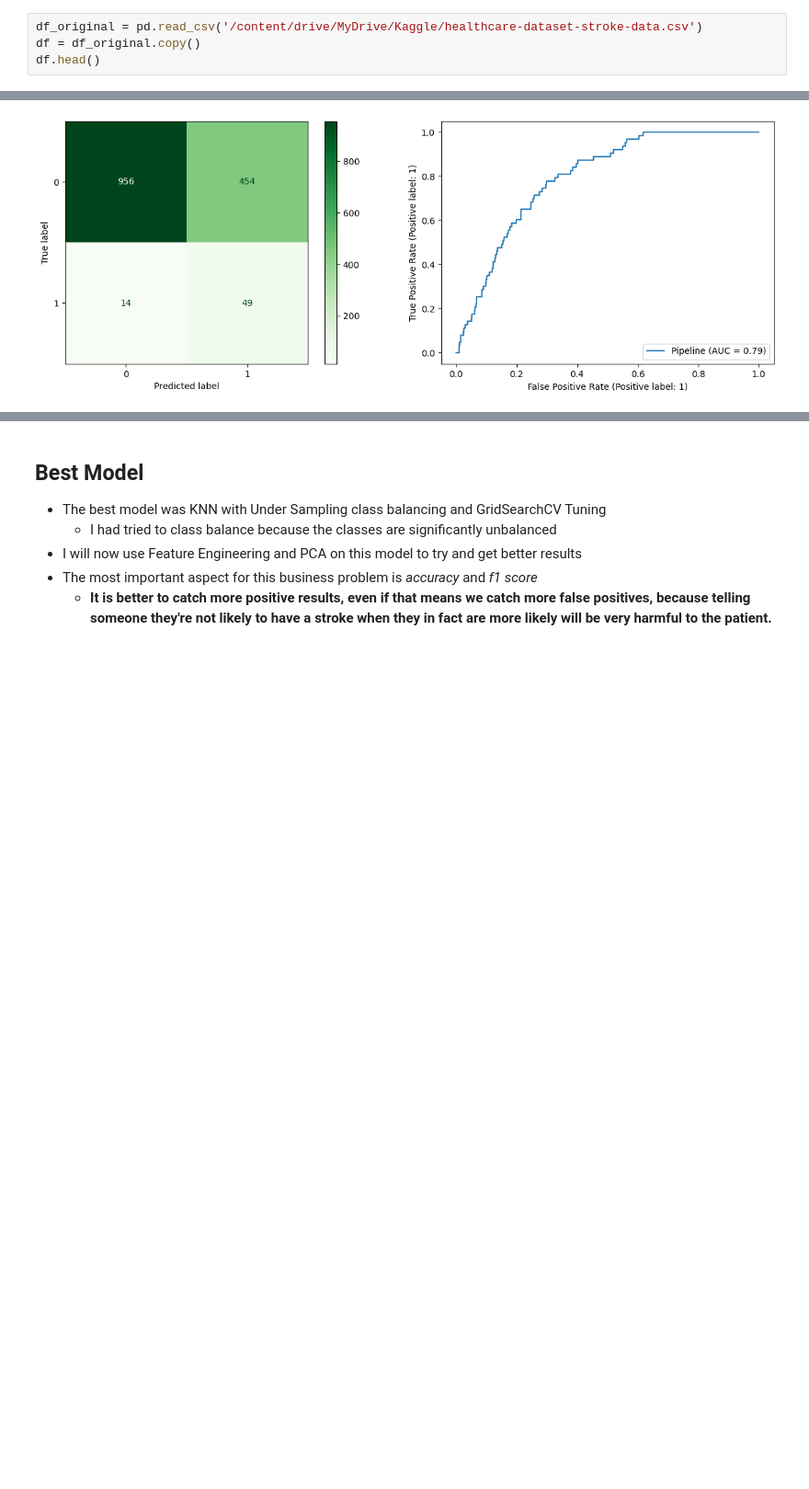
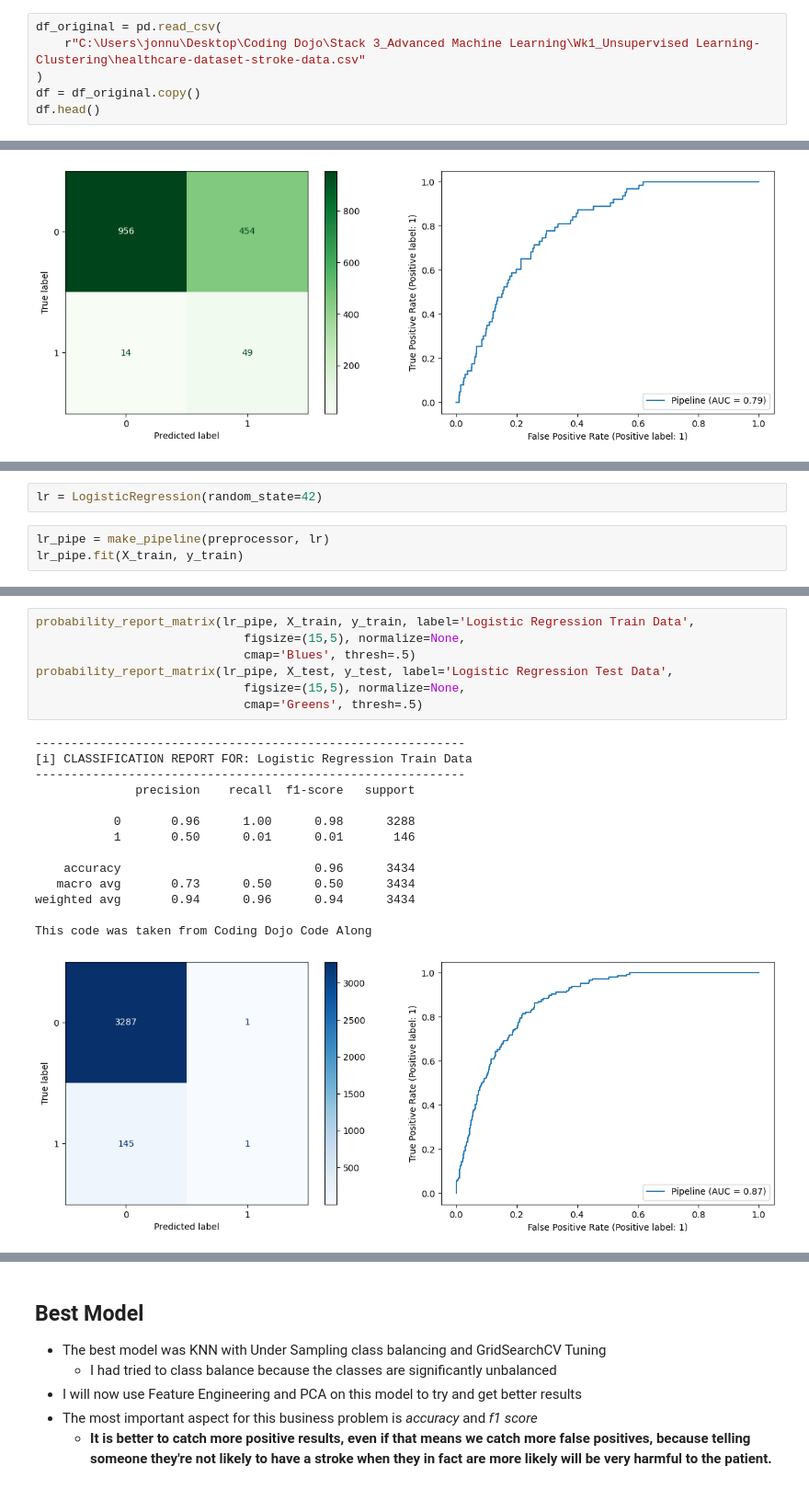
Before and after one commit to jonnunez92/Stroke-Prediction, a Jupyter notebook: Healthcare_Stroke_Prediction_Jonathan_Nunez.ipynb, the cells around one changed output, grey strips where cells are left out. Shown at 92% size. Cells and saved outputs as stored; diff of their text form; blank space fills up the shorter version.

```diff
--- a/Healthcare_Stroke_Prediction_Jonathan_Nunez.ipynb
+++ b/Healthcare_Stroke_Prediction_Jonathan_Nunez.ipynb
@@ -50,5 +46,7 @@ Drive already mounted at /content/drive; to attempt to forcibly remount, call dr
 # %%
-df_original = pd.read_csv('/content/drive/MyDrive/Kaggle/healthcare-dataset-stroke-data.csv')
+df_original = pd.read_csv(
+    r"C:\Users\jonnu\Desktop\Coding Dojo\Stack 3_Advanced Machine Learning\Wk1_Unsupervised Learning-Clustering\healthcare-dataset-stroke-data.csv"
+)
 df = df_original.copy()
 df.head()
 # %% [output]
@@ -1442,0 +1436,5 @@ This code was taken from Coding Dojo Code Along
+# %%
+lr = LogisticRegression(random_state=42)
+# %%
+lr_pipe = make_pipeline(preprocessor, lr)
+lr_pipe.fit(X_train, y_train)
@@ -1442,0 +1451,22 @@ This code was taken from Coding Dojo Code Along
+# %%
+probability_report_matrix(lr_pipe, X_train, y_train, label='Logistic Regression Train Data',
+                             figsize=(15,5), normalize=None,
+                             cmap='Blues', thresh=.5)
+probability_report_matrix(lr_pipe, X_test, y_test, label='Logistic Regression Test Data',
+                             figsize=(15,5), normalize=None,
+                             cmap='Greens', thresh=.5)
+# %% [output]
+------------------------------------------------------------
+[i] CLASSIFICATION REPORT FOR: Logistic Regression Train Data
+------------------------------------------------------------
+              precision    recall  f1-score   support
+
+           0       0.96      1.00      0.98      3288
+           1       0.50      0.01      0.01       146
+
+    accuracy                           0.96      3434
+   macro avg       0.73      0.50      0.50      3434
+weighted avg       0.94      0.96      0.94      3434
+
+This code was taken from Coding Dojo Code Along
+[figure, added]
```
Also changed, not shown: parts of 42 cells of this notebook.
